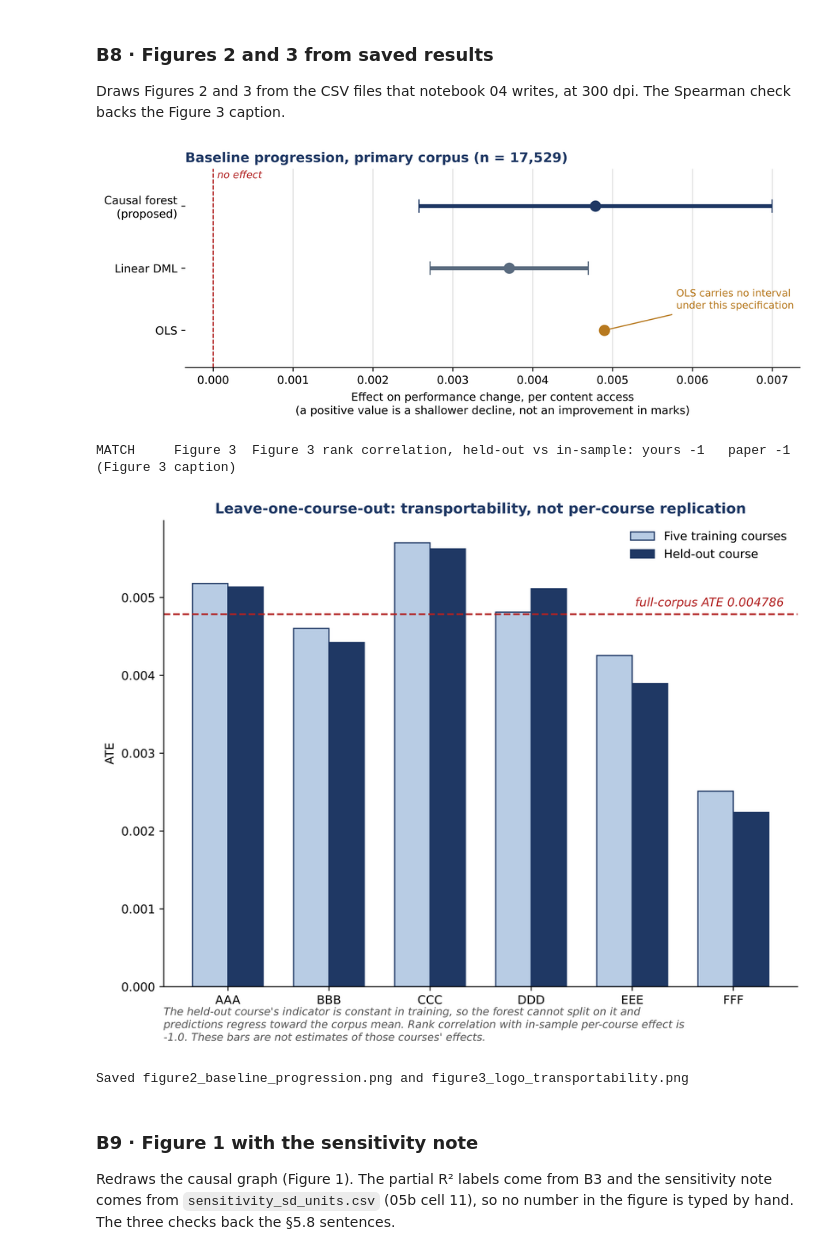
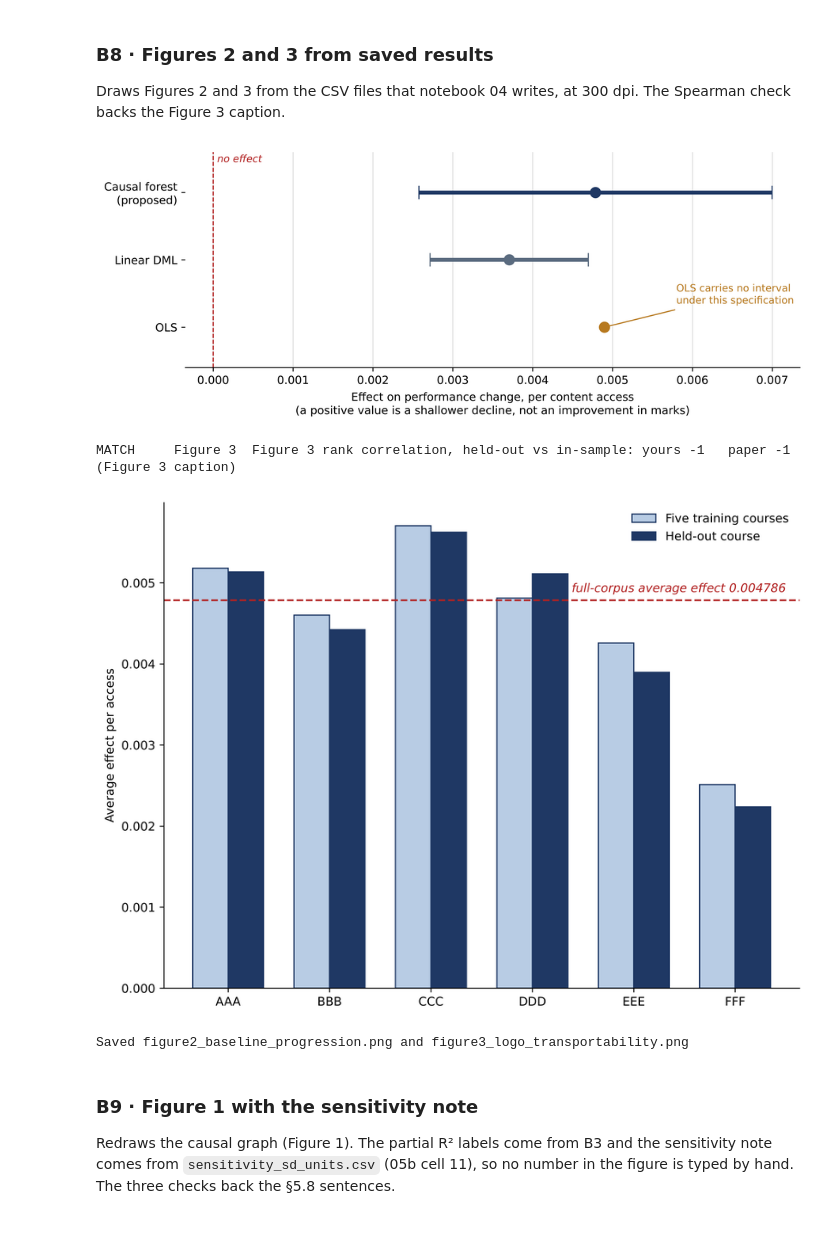
Before and after one commit to cuasalanonymous-commits/CausalMedia, a Jupyter notebook: 06_verification/06_reported_numbers.ipynb, the cells around one changed output. Drawn from its saved outputs; the diff is of its cells as text; code cells hidden in the pictures.

Commit message:
v3.2: plot titles removed, Figure 3 axis label, PDF figure export

```diff
--- a/06_verification/06_reported_numbers.ipynb
+++ b/06_verification/06_reported_numbers.ipynb
@@ -381,7 +381,7 @@ True
 Draws Figures 2 and 3 from the CSV files that notebook 04 writes, at 300 dpi. The Spearman check backs the Figure 3 caption.
 # %%
 import matplotlib
-matplotlib.rcParams.update({'font.family': 'DejaVu Sans'})   # house font for Figures 1-4
+matplotlib.rcParams.update({'font.family': 'DejaVu Sans', 'pdf.fonttype': 42})   # house font for Figures 1-4; fonts embedded in PDF
 import matplotlib.pyplot as plt
 from scipy.stats import spearmanr
 
@@ -409,43 +409,40 @@ ax.set_yticks(range(len(rows)))
 ax.set_yticklabels([r[0] for r in rows][::-1])
 ax.set_ylim(-0.6, len(rows) - 0.4)
 ax.set_xlabel('Effect on performance change, per content access\n(a positive value is a shallower decline, not an improvement in marks)')
-ax.set_title(f'Baseline progression, primary corpus (n = {len(full):,})', loc='left', fontweight='bold', color=NAVY)
 ax.grid(axis='x', color='#DDDDDD')
 for s in ['top', 'right', 'left']:
     ax.spines[s].set_visible(False)
 fig.tight_layout()
 fig.savefig(f'{BASE}/figure2_baseline_progression.png', dpi=600, bbox_inches='tight')
+fig.savefig(f'{BASE}/Figure_2.pdf', bbox_inches='tight')
 plt.show()
 
 logo = pd.read_csv(f'{BASE}/logo_cv_results_v2.csv').set_index('held_out_module').sort_index()
 insample = full.groupby('code_module')['cate'].mean().reindex(logo.index)
 rho = spearmanr(insample, logo['ate_heldout_module']).correlation
 check('Figure 3', 'Figure 3 rank correlation, held-out vs in-sample', rho, -1.0, 1e-9, 'Figure 3 caption')
 
 fig, ax = plt.subplots(figsize=(8.4, 6.2))
 x = np.arange(len(logo))
 ax.bar(x - 0.175, logo['ate_train_modules'], 0.35, color='#B8CCE4', edgecolor=NAVY, label='Five training courses')
 ax.bar(x + 0.175, logo['ate_heldout_module'], 0.35, color=NAVY, edgecolor=NAVY, label='Held-out course')
 ax.axhline(ate, ls='--', color=RED, lw=1.5)
-ax.text(len(logo) - 0.5, ate + 0.0001, f'full-corpus ATE {ate:.6f}', color=RED, ha='right', style='italic')
+ax.text(len(logo) - 0.5, ate + 0.0001, f'full-corpus average effect {ate:.6f}', color=RED, ha='right', style='italic')
 ax.set_xticks(x)
 ax.set_xticklabels(logo.index)
-ax.set_ylabel('ATE')
-ax.set_title('Leave-one-course-out: transportability, not per-course replication', fontweight='bold', color=NAVY)
+ax.set_ylabel('Average effect per access')
 ax.legend(frameon=False, loc='upper right')
 for s in ['top', 'right']:
     ax.spines[s].set_visible(False)
-fig.text(0.1, -0.04, "The held-out course's indicator is constant in training, so the forest cannot split on it and\n"
-         f"predictions regress toward the corpus mean. Rank correlation with in-sample per-course effect is\n"
-         f"{rho:.1f}. These bars are not estimates of those courses' effects.", fontsize=9, color='#555555', style='italic')
 fig.tight_layout()
 fig.savefig(f'{BASE}/figure3_logo_transportability.png', dpi=600, bbox_inches='tight')
+fig.savefig(f'{BASE}/Figure_3.pdf', bbox_inches='tight')
 plt.show()
 print('Saved figure2_baseline_progression.png and figure3_logo_transportability.png')
 # %% [output]
-[figure, old version]
+[figure, new version]
 MATCH     Figure 3  Figure 3 rank correlation, held-out vs in-sample: yours -1   paper -1   (Figure 3 caption)
-[figure, old version]
+[figure, new version]
 Saved figure2_baseline_progression.png and figure3_logo_transportability.png
 # %% [markdown]
 ### B9 · Figure 1 with the sensitivity note
```
Also changed, not shown: parts of 1 cell of this notebook, 1 other file.
